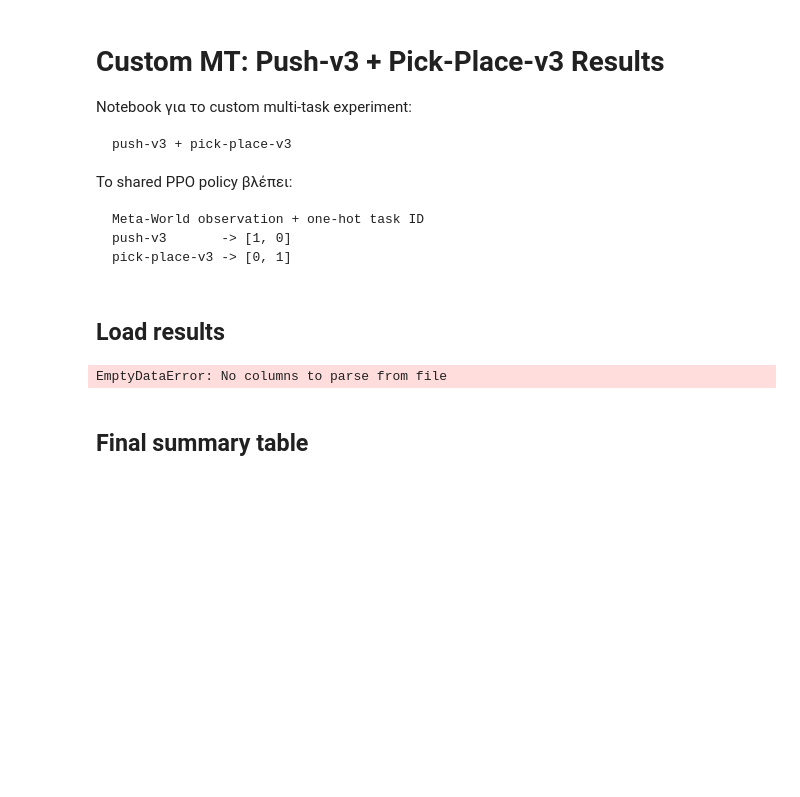
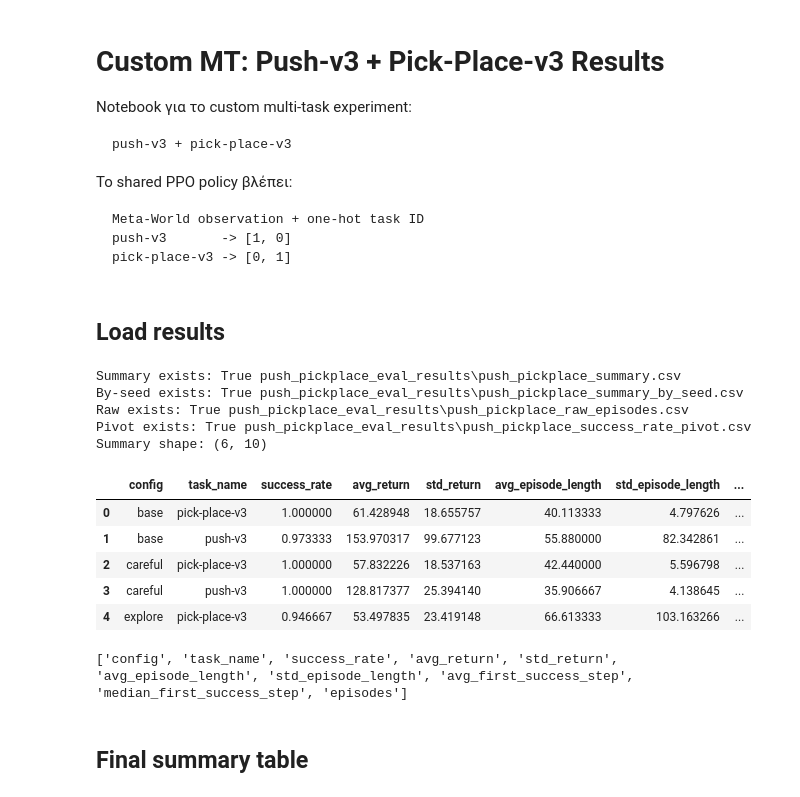
Before and after one commit to MikeMiaris/Metaworld-Tests, a Jupyter notebook: custom_push_pickplace/push_pickplace_custom_mt_results_notebook.ipynb, the cells around one changed output. Drawn from its saved outputs; the diff is of its cells as text; code cells hidden in the pictures; blank space fills up the shorter version.

```diff
--- a/custom_push_pickplace/push_pickplace_custom_mt_results_notebook.ipynb
+++ b/custom_push_pickplace/push_pickplace_custom_mt_results_notebook.ipynb
@@ -20,36 +20,45 @@ pick-place-v3 -> [0, 1]
 from pathlib import Path
 import pandas as pd # type: ignore
 import numpy as np # type: ignore
 import matplotlib.pyplot as plt # type: ignore
 
 EVAL_DIR = Path("push_pickplace_eval_results")
 
 SUMMARY_PATH = EVAL_DIR / "push_pickplace_summary.csv"
 BY_SEED_PATH = EVAL_DIR / "push_pickplace_summary_by_seed.csv"
 RAW_PATH = EVAL_DIR / "push_pickplace_raw_episodes.csv"
 PIVOT_PATH = EVAL_DIR / "push_pickplace_success_rate_pivot.csv"
 SKIPPED_PATH = EVAL_DIR / "skipped_models.csv"
 
 summary = pd.read_csv(SUMMARY_PATH) if SUMMARY_PATH.exists() else None
 by_seed = pd.read_csv(BY_SEED_PATH) if BY_SEED_PATH.exists() else None
 raw = pd.read_csv(RAW_PATH) if RAW_PATH.exists() else None
 pivot = pd.read_csv(PIVOT_PATH) if PIVOT_PATH.exists() else None
-skipped = pd.read_csv(SKIPPED_PATH) if SKIPPED_PATH.exists() else None
 
 print("Summary exists:", summary is not None, SUMMARY_PATH)
 print("By-seed exists:", by_seed is not None, BY_SEED_PATH)
 print("Raw exists:", raw is not None, RAW_PATH)
 print("Pivot exists:", pivot is not None, PIVOT_PATH)
-print("Skipped exists:", skipped is not None, SKIPPED_PATH)
 
 if summary is not None:
     print("Summary shape:", summary.shape)
     display(summary.head())
     print(summary.columns.tolist())
 else:
     print("Run evaluation first or update EVAL_DIR.")
 # %% [output]
-EmptyDataError: No columns to parse from file
+Summary exists: True push_pickplace_eval_results\push_pickplace_summary.csv
+By-seed exists: True push_pickplace_eval_results\push_pickplace_summary_by_seed.csv
+Raw exists: True push_pickplace_eval_results\push_pickplace_raw_episodes.csv
+Pivot exists: True push_pickplace_eval_results\push_pickplace_success_rate_pivot.csv
+Summary shape: (6, 10)
+|  | config | task_name | success_rate | avg_return | std_return | avg_episode_length | std_episode_length | ... |
+| 0 | base | pick-place-v3 | 1.000000 | 61.428948 | 18.655757 | 40.113333 | 4.797626 | ... |
+| 1 | base | push-v3 | 0.973333 | 153.970317 | 99.677123 | 55.880000 | 82.342861 | ... |
+| 2 | careful | pick-place-v3 | 1.000000 | 57.832226 | 18.537163 | 42.440000 | 5.596798 | ... |
+| 3 | careful | push-v3 | 1.000000 | 128.817377 | 25.394140 | 35.906667 | 4.138645 | ... |
+| 4 | explore | pick-place-v3 | 0.946667 | 53.497835 | 23.419148 | 66.613333 | 103.163266 | ... |
+['config', 'task_name', 'success_rate', 'avg_return', 'std_return', 'avg_episode_length', 'std_episode_length', 'avg_first_success_step', 'median_first_success_step', 'episodes']
 # %% [markdown]
 ## Final summary table
 # %%
```
Also changed, not shown: parts of 3 cells of this notebook, 3 other files.
